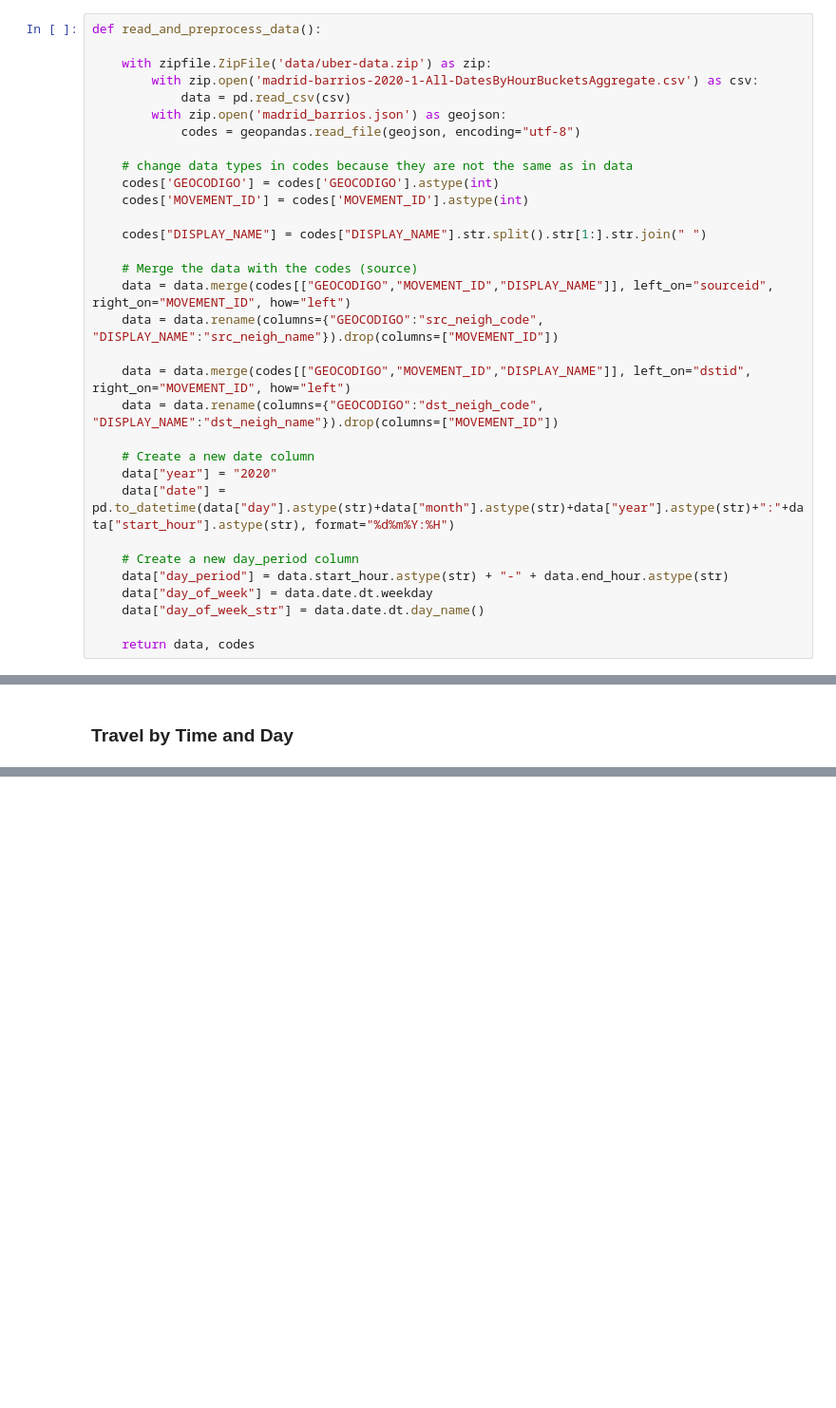
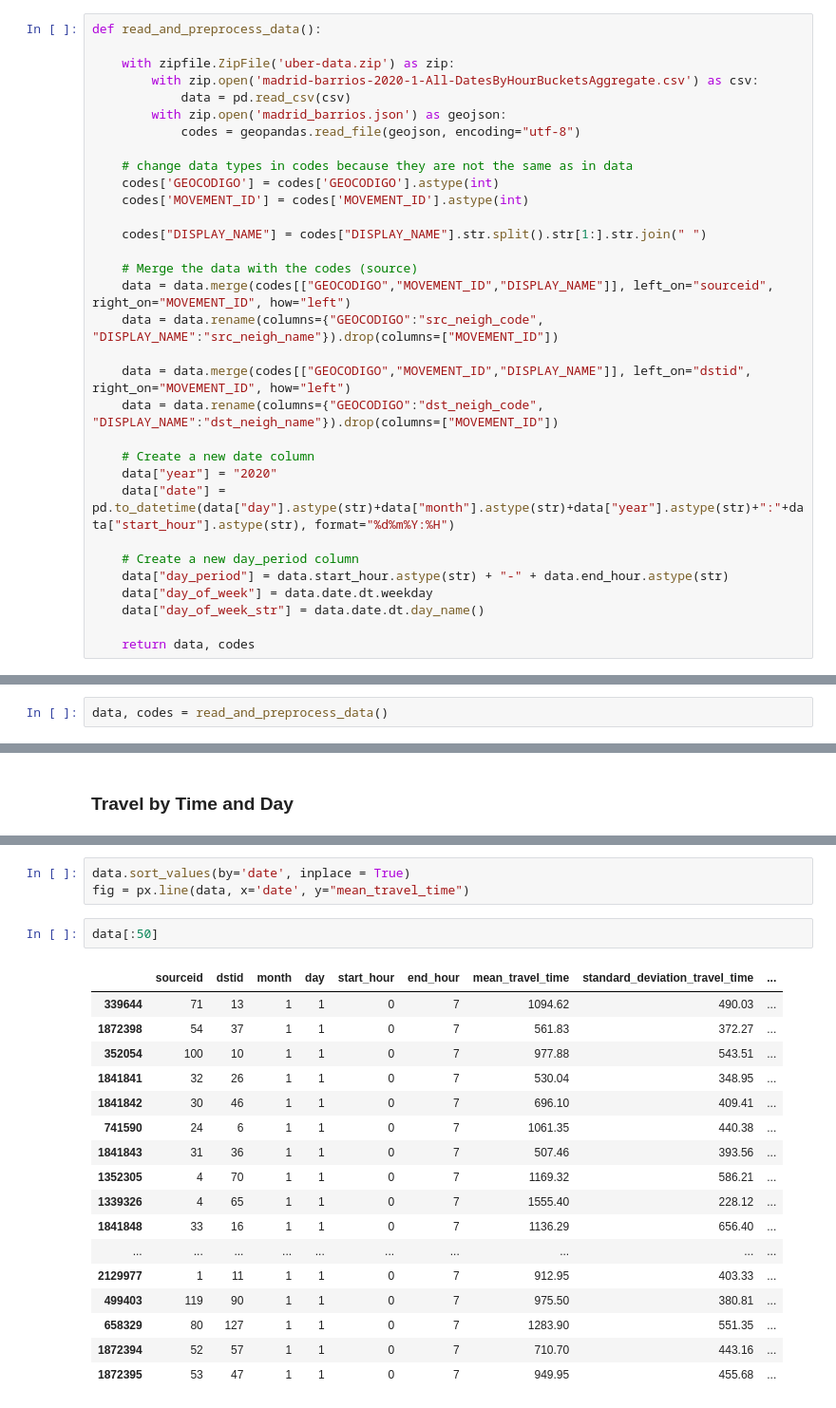
Before and after one commit to notvikke/master_2023, a Jupyter notebook: Python_in_Data_Analysis/Session_15/S14_SessionExercise.ipynb, the cells around one changed output, grey strips where cells are left out. Shown at 95% size. Drawn from its saved outputs; the diff is of its cells as text; blank space fills up the shorter version.

```diff
--- a/Python_in_Data_Analysis/Session_15/S14_SessionExercise.ipynb
+++ b/Python_in_Data_Analysis/Session_15/S14_SessionExercise.ipynb
@@ -48,7 +48,7 @@ Use the following function to load the data. For the first two figures you will
 # %%
 def read_and_preprocess_data():
 
-    with zipfile.ZipFile('data/uber-data.zip') as zip:
+    with zipfile.ZipFile('uber-data.zip') as zip:
         with zip.open('madrid-barrios-2020-1-All-DatesByHourBucketsAggregate.csv') as csv:
             data = pd.read_csv(csv)
         with zip.open('madrid_barrios.json') as geojson:
@@ -81,0 +80,2 @@ Error:
+# %%
+data, codes = read_and_preprocess_data()
@@ -87,0 +131,23 @@ Error:
+# %%
+data.sort_values(by='date', inplace = True)
+fig = px.line(data, x='date', y="mean_travel_time")
+# %%
+data[:50]
+# %% [output]
+|  | sourceid | dstid | month | day | start_hour | end_hour | mean_travel_time | standard_deviation_travel_time | ... |
+| 339644 | 71 | 13 | 1 | 1 | 0 | 7 | 1094.62 | 490.03 | ... |
+| 1872398 | 54 | 37 | 1 | 1 | 0 | 7 | 561.83 | 372.27 | ... |
+| 352054 | 100 | 10 | 1 | 1 | 0 | 7 | 977.88 | 543.51 | ... |
+| 1841841 | 32 | 26 | 1 | 1 | 0 | 7 | 530.04 | 348.95 | ... |
+| 1841842 | 30 | 46 | 1 | 1 | 0 | 7 | 696.10 | 409.41 | ... |
+| 741590 | 24 | 6 | 1 | 1 | 0 | 7 | 1061.35 | 440.38 | ... |
+| 1841843 | 31 | 36 | 1 | 1 | 0 | 7 | 507.46 | 393.56 | ... |
+| 1352305 | 4 | 70 | 1 | 1 | 0 | 7 | 1169.32 | 586.21 | ... |
+| 1339326 | 4 | 65 | 1 | 1 | 0 | 7 | 1555.40 | 228.12 | ... |
+| 1841848 | 33 | 16 | 1 | 1 | 0 | 7 | 1136.29 | 656.40 | ... |
+| ... | ... | ... | ... | ... | ... | ... | ... | ... | ... |
+| 2129977 | 1 | 11 | 1 | 1 | 0 | 7 | 912.95 | 403.33 | ... |
+| 499403 | 119 | 90 | 1 | 1 | 0 | 7 | 975.50 | 380.81 | ... |
+| 658329 | 80 | 127 | 1 | 1 | 0 | 7 | 1283.90 | 551.35 | ... |
+| 1872394 | 52 | 57 | 1 | 1 | 0 | 7 | 710.70 | 443.16 | ... |
+| 1872395 | 53 | 47 | 1 | 1 | 0 | 7 | 949.95 | 455.68 | ... |
```
Also changed, not shown: parts of 9 cells of this notebook, 4 other files.
